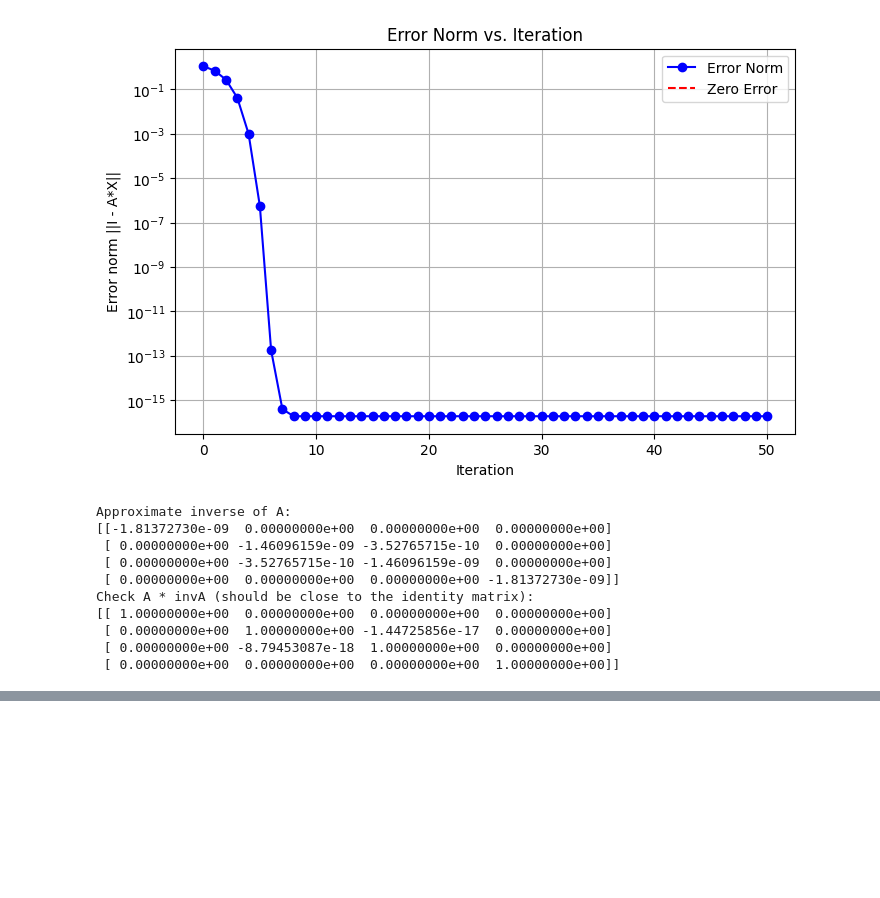
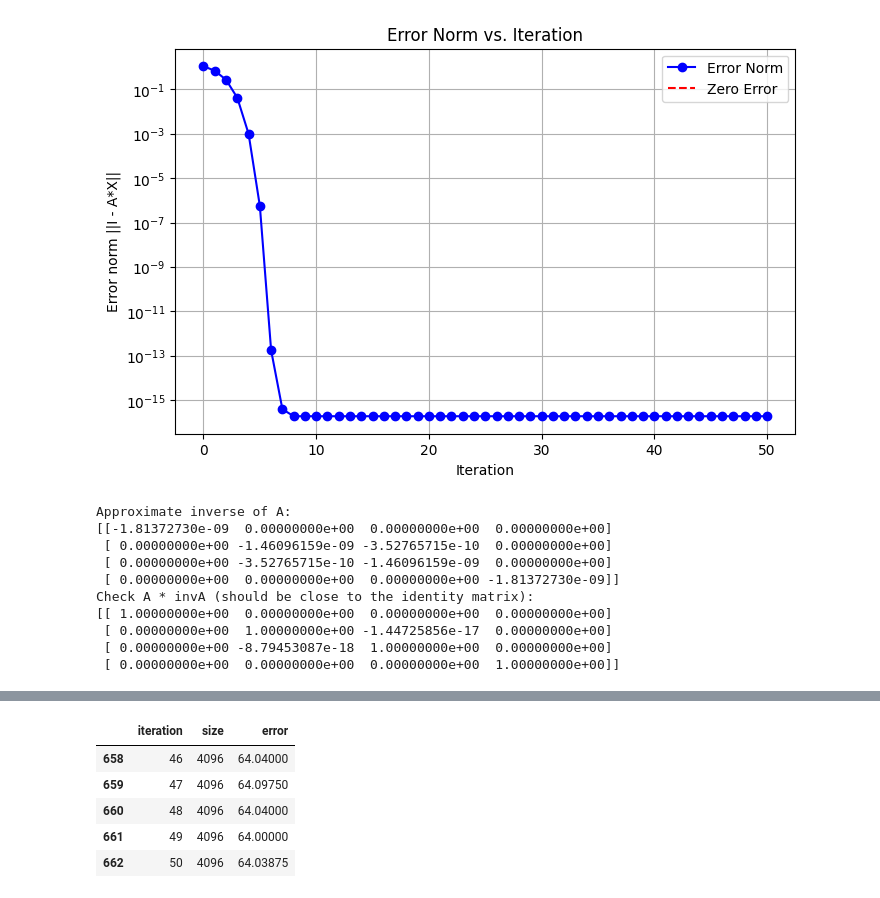
Before and after one commit to PanScout/quantum-fpga, a Jupyter notebook: python/Estimate_Inverse.ipynb, the cells around one changed output, grey strips where cells are left out. Cells and saved outputs as stored; diff of their text form; code cells hidden in the pictures; blank space fills up the shorter version.

```diff
--- a/python/Estimate_Inverse.ipynb
+++ b/python/Estimate_Inverse.ipynb
@@ -560,0 +345,16 @@ plt.show()
+# %%
+import pandas as pd
+
+# Check if df is not already declared or is empty.
+if 'df' not in globals() or df.empty:
+    df = pd.read_pickle("df_results.pkl")
+
+# Print the DataFrame to verify
+display(df.tail())
+# %% [output]
+|  | iteration | size | error |
+| 658 | 46 | 4096 | 64.04000 |
+| 659 | 47 | 4096 | 64.09750 |
+| 660 | 48 | 4096 | 64.04000 |
+| 661 | 49 | 4096 | 64.00000 |
+| 662 | 50 | 4096 | 64.03875 |
```
Also changed, not shown: parts of 14 cells of this notebook.
